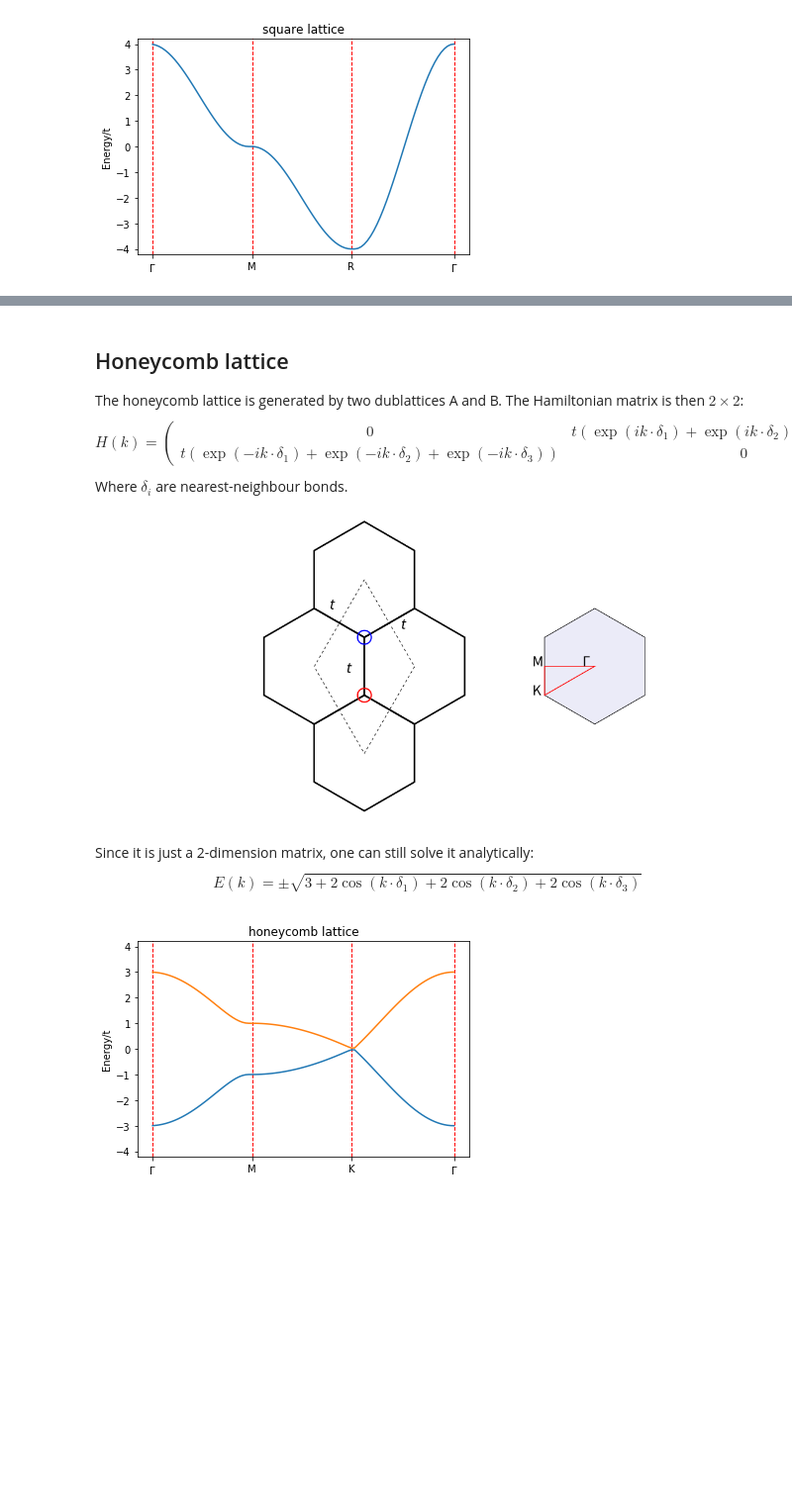
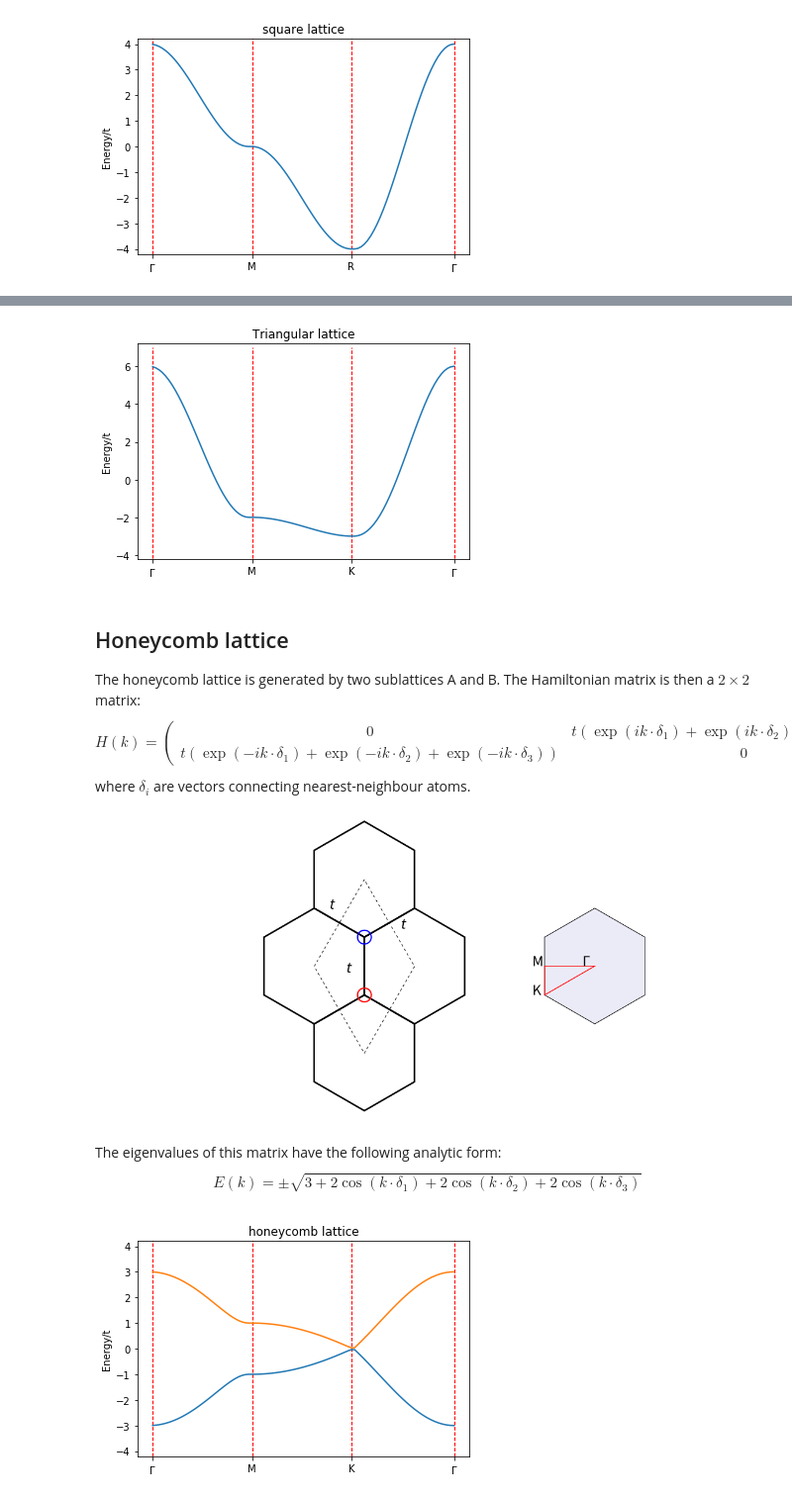
Before and after one commit to oyazyev/SoliDRIL, a Jupyter notebook: 2D_various.ipynb, the cells around one changed output, grey strips where cells are left out. Shown at 99% size. Saved outputs shown, nothing was run; the diff lists cells and outputs as text; code cells hidden in the pictures; blank space fills up the shorter version.

```diff
--- a/2D_various.ipynb
+++ b/2D_various.ipynb
@@ -86,16 +96,54 @@ band_square(1.0)
+# %%
+def band_triangular(t):
+    nkl=4
+    d=2
+    kpoints=np.zeros((4,2))
+    kpoints[0]=[0.00,0.00]
+    kpoints[1]=[0.00,0.50]
+    kpoints[2]=[0.33,0.66]
+    kpoints[3]=[0.00,0.00]
+    ham1 = lambda k: triangular_2d(k,t)
+
+    plt.title(u'Triangular lattice')        #设置标题
+    plt.ylabel('Energy/t')
+    #plt.xlabel('')
+    plt.xticks([0,31,62,94],
+          ['$\Gamma$','M','K','$\Gamma$'])
+    plt.ylim(-4.2, 7.2)
+    plt.plot([0,0],[-5,7],color='red', linewidth=1.0, linestyle='--')
+    plt.plot([31,31],[-5,7],color='red', linewidth=1.0, linestyle='--')
+    plt.plot([62,62],[-5,7],color='red', linewidth=1.0, linestyle='--')
+    plt.plot([94,94],[-5,7],color='red', linewidth=1.0, linestyle='--')
+
+    band(nkl,kpoints,ham1)
+def triangular_2d(kd,t):
+    ham=np.zeros((1,1))+1.j
+    k=[0.0,0.0]
+    k[0]=kd[0]*2*3.1415926
+    k[1]=kd[1]*2*3.1415926
+    #print(k)
+    k1=k[0]
+    k2=k[1]
+    ham[0][0]=0.0
+    ham[0][0]=np.exp(k1*1.j)*t+np.exp(k2*1.j)*t+t*np.exp((k1-k2)*1.j)+np.exp(-k1*1.j)*t+np.exp(-k2*1.j)*t+t*np.exp((k2-k1)*1.j)
+    #ham[1][1]=0.0
+    return(ham)
+band_triangular(1.0)
+# %% [output]
+[figure, added]
 # %% [markdown]
 ## Honeycomb lattice
 
-The honeycomb lattice is generated by two dublattices A and B. The Hamiltonian matrix is then $2 \times 2$:
+The honeycomb lattice is generated by two sublattices A and B. The Hamiltonian matrix is then a $2 \times 2$ matrix:
 $$H(k)=\left(\begin{array}{cc}
 0 & t( \exp(ik\cdot \delta_1)+\exp(ik\cdot \delta_2)+\exp(ik\cdot \delta_3))\\
 t(\exp(-ik\cdot \delta_1)+\exp(-ik\cdot \delta_2)+\exp(-ik\cdot \delta_3)) & 0
 \end{array}\right)$$
-Where $\delta_i$ are nearest-neighbour  bonds.
+where $\delta_i$ are vectors connecting nearest-neighbour atoms.
 
 ![image.png](attachment:image.png)
 # %% [markdown]
-Since it is just a 2-dimension matrix, one can still solve it analytically:
+The eigenvalues of this matrix have the following analytic form:
 $$E(k)=\pm \sqrt{3 + 2 \cos(k\cdot\delta_1) + 2 \cos(k\cdot\delta_2) + 2 \cos(k\cdot\delta_3)}$$
 # %%
 def band_honeycomb(t):
```
Also changed, not shown: parts of 10 cells of this notebook.
